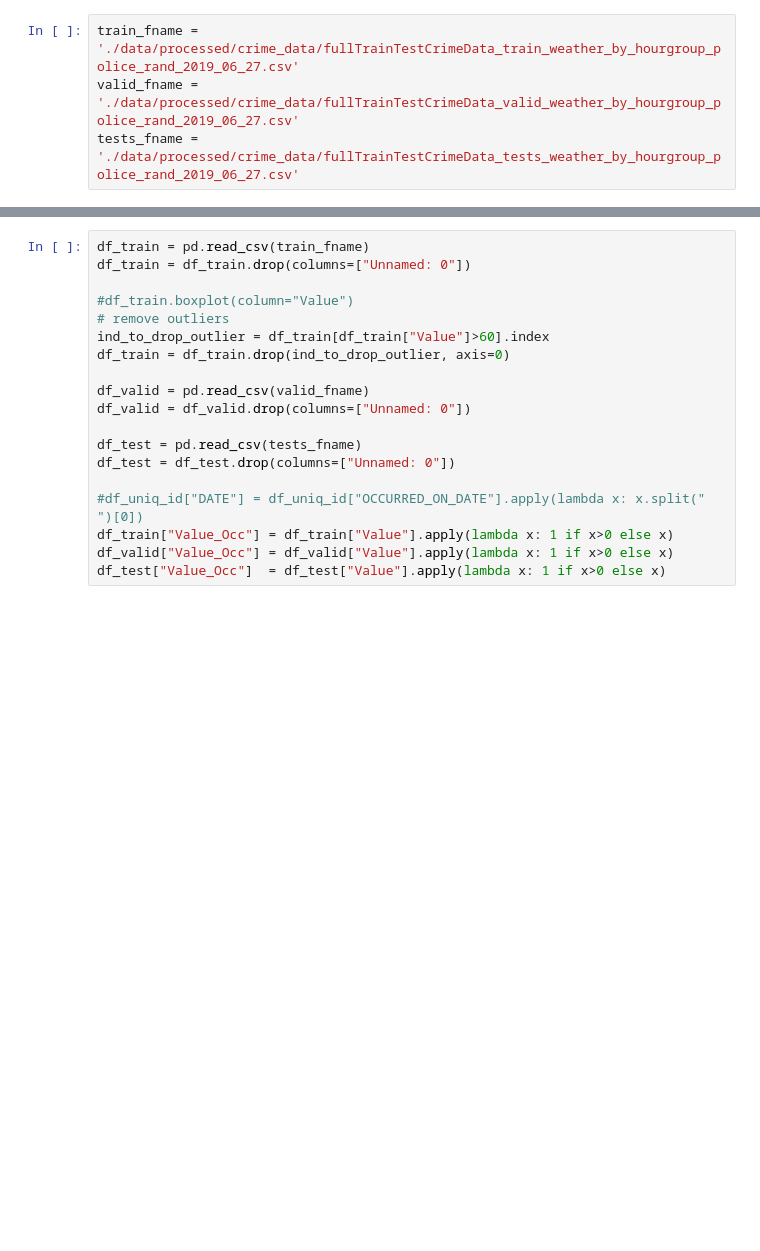
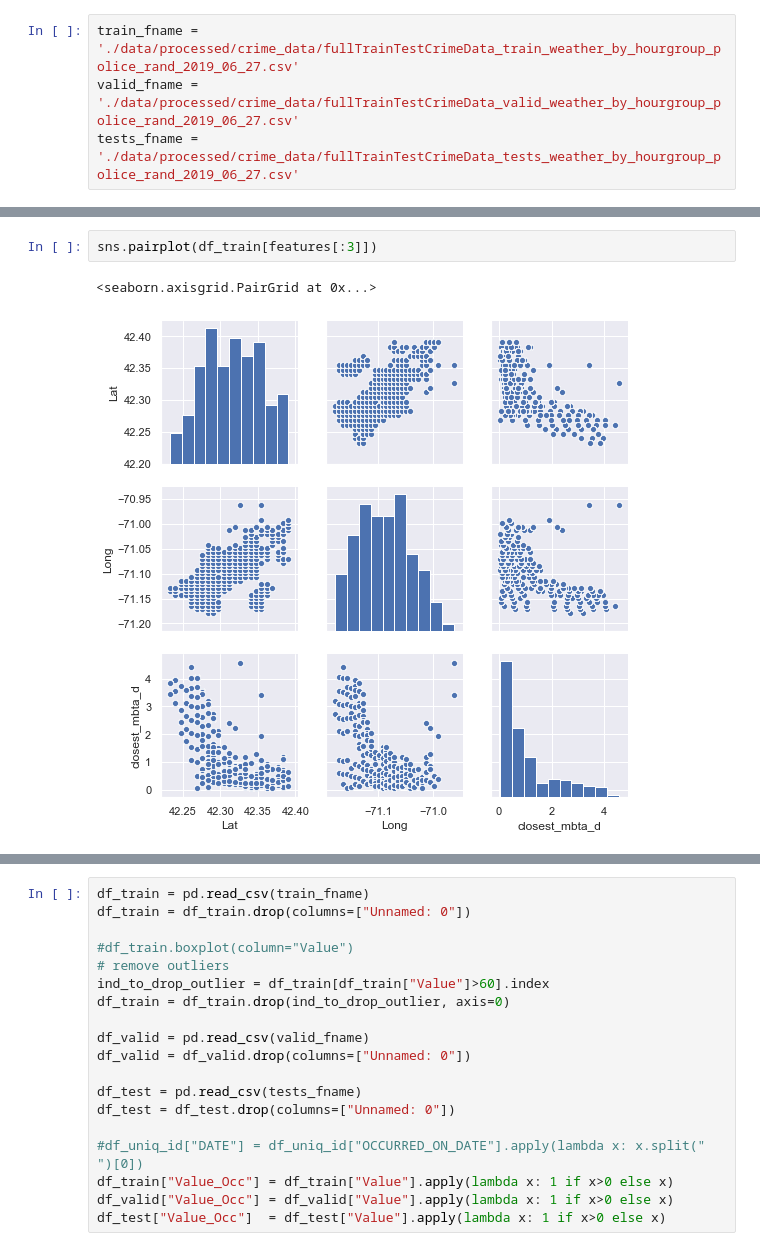
Before and after one commit to ahortian/insight_project, a Jupyter notebook: 05_EDA.ipynb, the cells around one changed output, grey strips where cells are left out. Drawn from its saved outputs; the diff is of its cells as text; blank space fills up the shorter version.

```diff
--- a/05_EDA.ipynb
+++ b/05_EDA.ipynb
@@ -37,0 +102,5 @@ tests_fname = './data/processed/crime_data/fullTrainTestCrimeData_tests_weather_
+# %%
+sns.pairplot(df_train[features[:3]])
+# %% [output]
+<seaborn.axisgrid.PairGrid at 0x...>
+[figure, added]
```
Also changed, not shown: parts of 11 cells of this notebook.
